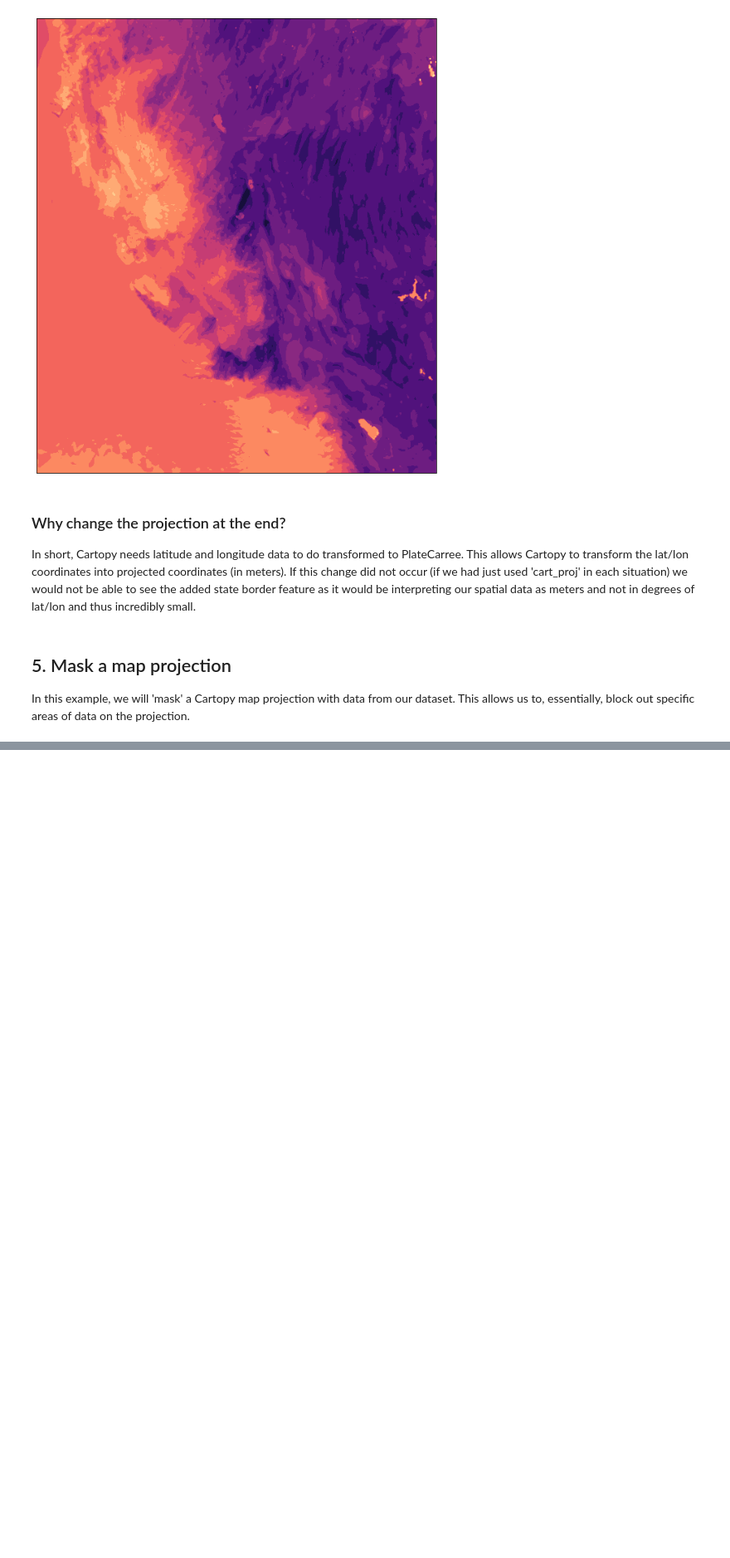
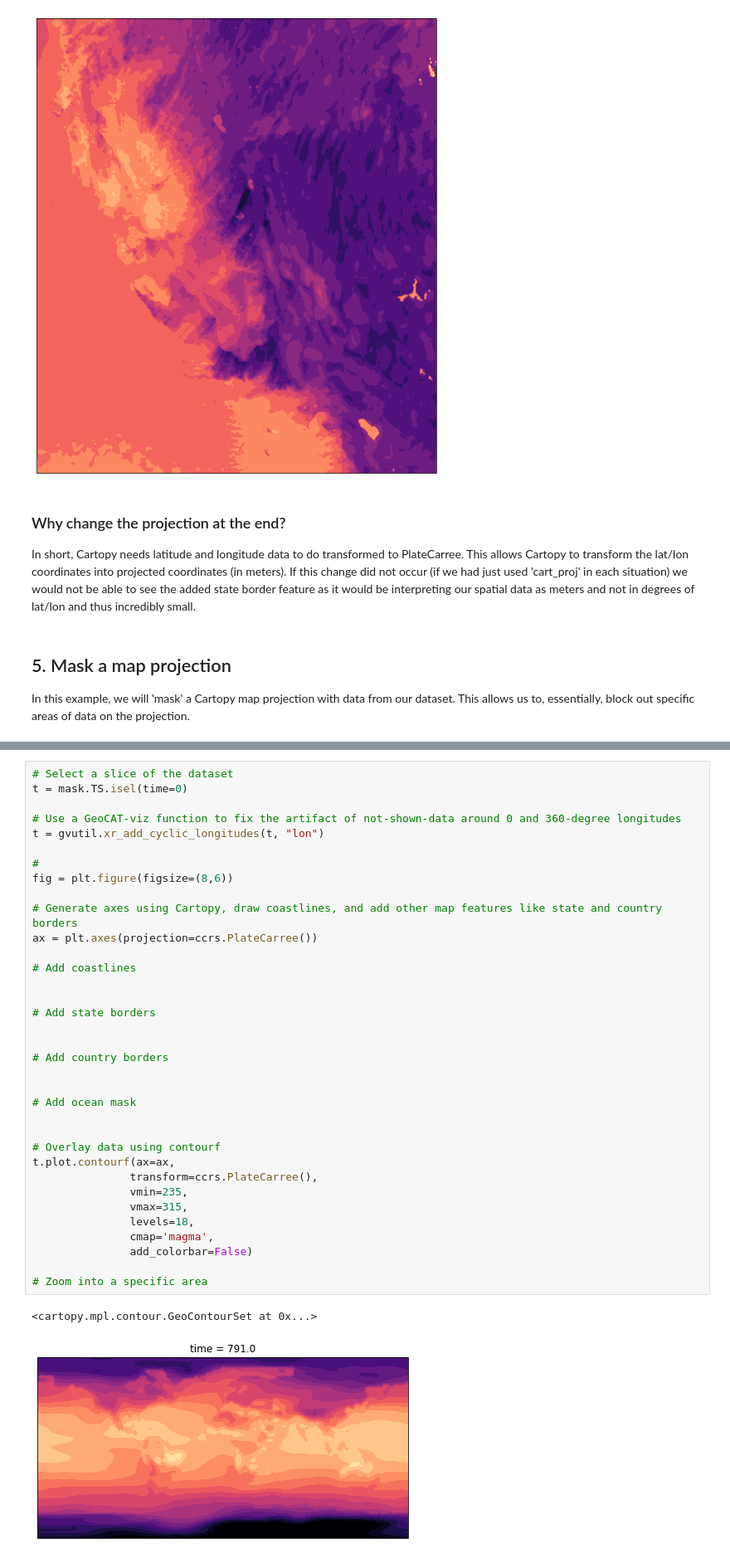
Before and after one commit to michaelavs/cartopy_tutorial, a Jupyter notebook: cartopy_tutorial.ipynb, the cells around one changed output, grey strips where cells are left out. Shown at 83% size. Drawn from its saved outputs; the diff is of its cells as text; blank space fills up the shorter version.

```diff
--- a/cartopy_tutorial.ipynb
+++ b/cartopy_tutorial.ipynb
@@ -228,0 +233,38 @@ Text(0.5, 1.0, 'No mask, data only')
+# %%
+# Select a slice of the dataset
+t = mask.TS.isel(time=0)
+
+# Use a GeoCAT-viz function to fix the artifact of not-shown-data around 0 and 360-degree longitudes
+t = gvutil.xr_add_cyclic_longitudes(t, "lon")
+
+#
+fig = plt.figure(figsize=(8,6))
+
+# Generate axes using Cartopy, draw coastlines, and add other map features like state and country borders
+ax = plt.axes(projection=ccrs.PlateCarree())
+
+# Add coastlines
+
+
+# Add state borders
+
+
+# Add country borders
+
+
+# Add ocean mask
+
+
+# Overlay data using contourf
+t.plot.contourf(ax=ax,
+               transform=ccrs.PlateCarree(),
+               vmin=235,
+               vmax=315,
+               levels=18,
+               cmap='magma',
+               add_colorbar=False)
+
+# Zoom into a specific area
+# %% [output]
+<cartopy.mpl.contour.GeoContourSet at 0x...>
+[figure, added]
```
Also changed, not shown: parts of 6 cells of this notebook.
